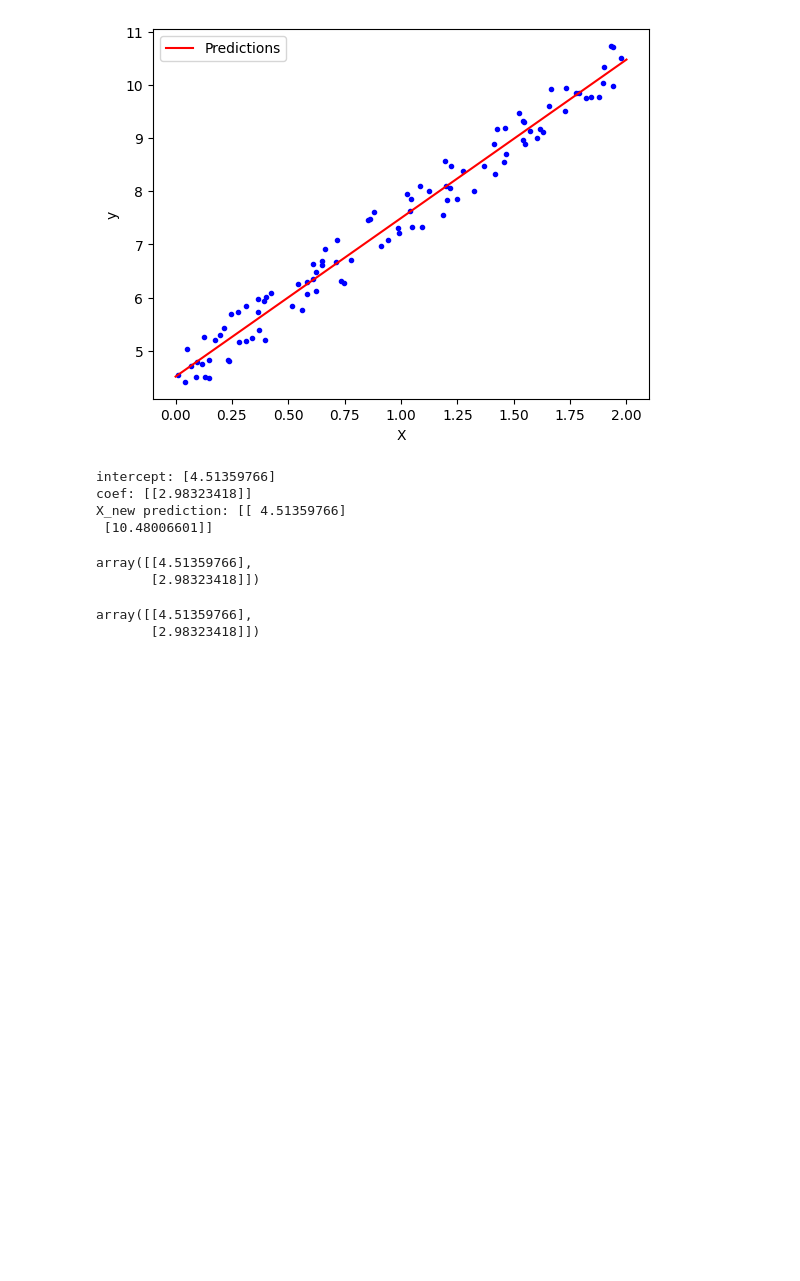
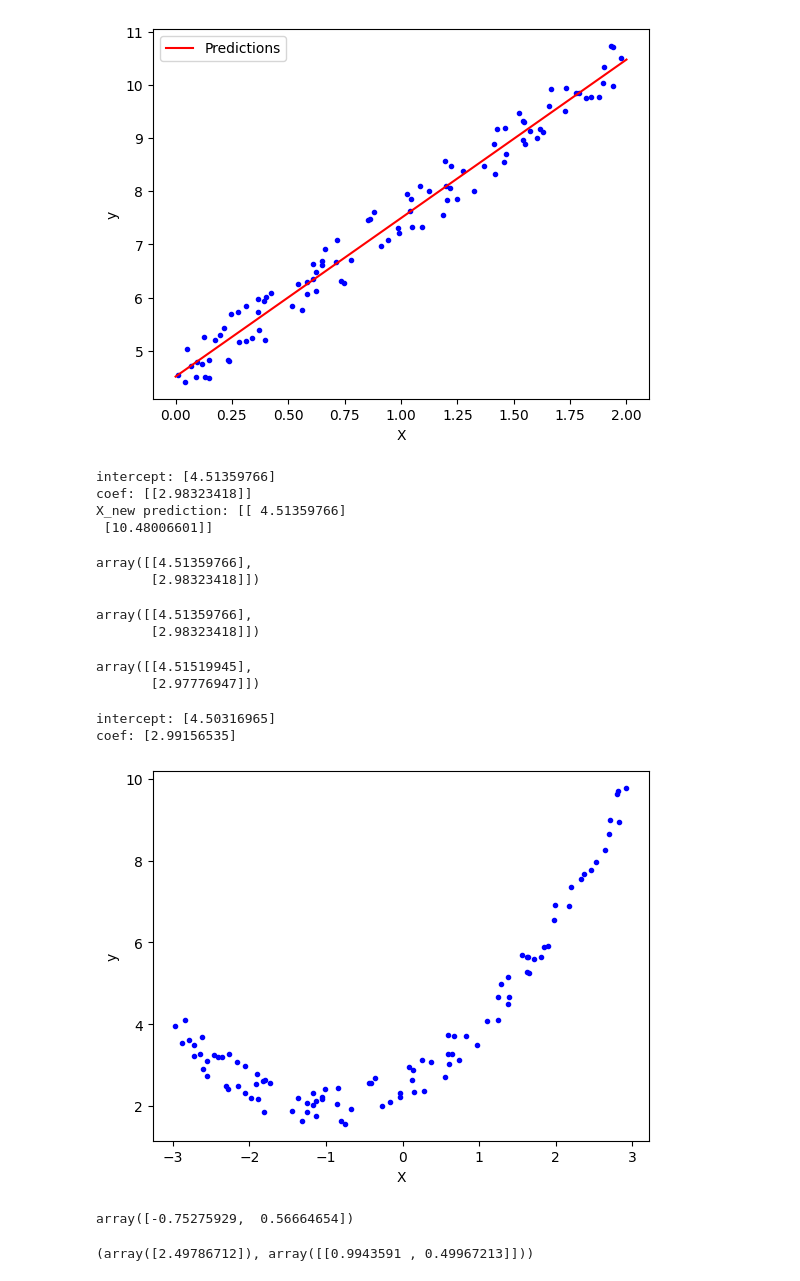
Before and after one commit to seshouan/Hands_on_ML, a Jupyter notebook: 4_training-models.ipynb, the cells around one changed output. Drawn from its saved outputs; the diff is of its cells as text; code cells hidden in the pictures; blank space fills up the shorter version.

```diff
--- a/4_training-models.ipynb
+++ b/4_training-models.ipynb
@@ -87,3 +87,65 @@ theta
 # %% [output]
 array([[4.51359766],
        [2.98323418]])
+# %%
+# implement SGD with a simple learning schedule
+n_epochs = 50
+t0, t1 = 5, 50
+
+def learning_schedule(t):
+    return t0 / (t + t1)
+
+np.random.seed(42)
+theta = np.random.rand(2, 1)
+
+for epoch in range(n_epochs):
+    for iteration in range(m):
+        random_index = np.random.randint(m)
+        xi = X_b[random_index : random_index + 1]
+        yi = y[random_index : random_index + 1]
+        gradients = 2 * xi.T @ (xi @ theta - yi)
+        eta = learning_schedule(epoch * m + iteration)
+        theta -= eta * gradients
+
+theta
+# %% [output]
+array([[4.51519945],
+       [2.97776947]])
+# %%
+# compute SGD with the built in SGDRegressor classifier
+from sklearn.linear_model import SGDRegressor
+
+sgd_reg = SGDRegressor(max_iter=1000, tol=1e-5, penalty=None, eta0=0.01, n_iter_no_change=100, random_state=42)
+sgd_reg.fit(X, y.ravel()) # ravel() turns the labels into 1D, which is expected by fit()
+print(f'intercept: {sgd_reg.intercept_} \ncoef: {sgd_reg.coef_}')
+# %% [output]
+intercept: [4.50316965]
+coef: [2.99156535]
+# %%
+# create a polynomial space
+np.random.seed(42)
+m = 100
+X = 6 * np.random.rand(m, 1) - 3
+y = 0.5 * X ** 2 + X + 2 + np.random.rand(m, 1)
+plt.plot(X, y, 'b.')
+plt.xlabel('X')
+plt.ylabel('y')
+plt.show()
+# %% [output]
+[figure, added]
+# %%
+# transform the training data to perform linear regression on a polynomial
+from sklearn.preprocessing import PolynomialFeatures
+
+poly_features = PolynomialFeatures(degree=2, include_bias=False)
+X_poly = poly_features.fit_transform(X)
+X_poly[0]
+# %% [output]
+array([-0.75275929,  0.56664654])
+# %%
+# perform the linear regression on the polynomial
+lin_reg = LinearRegression()
+lin_reg.fit(X_poly, y)
+lin_reg.intercept_, lin_reg.coef_
+# %% [output]
+(array([2.49786712]), array([[0.9943591 , 0.49967213]]))
```
Also changed, not shown: parts of 8 cells of this notebook.
